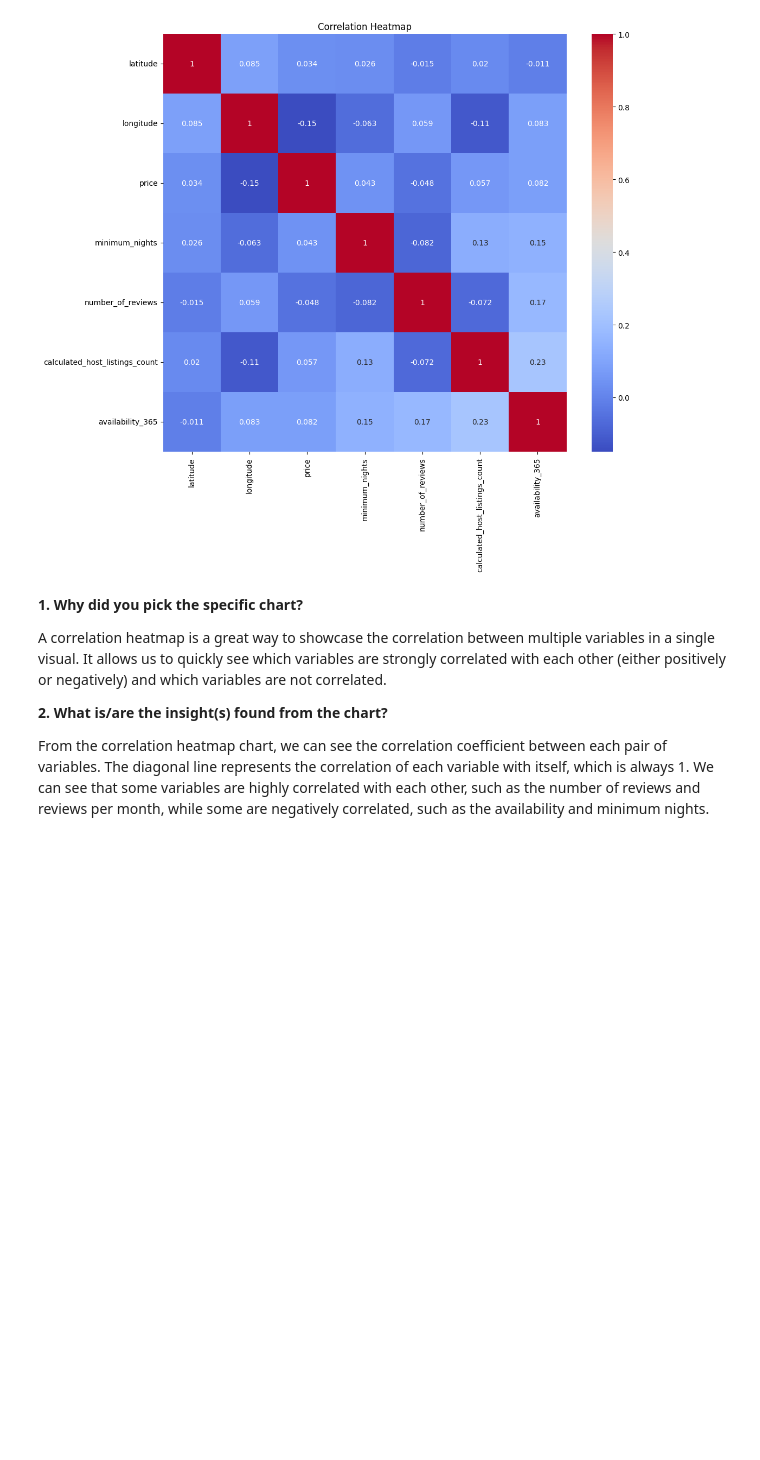
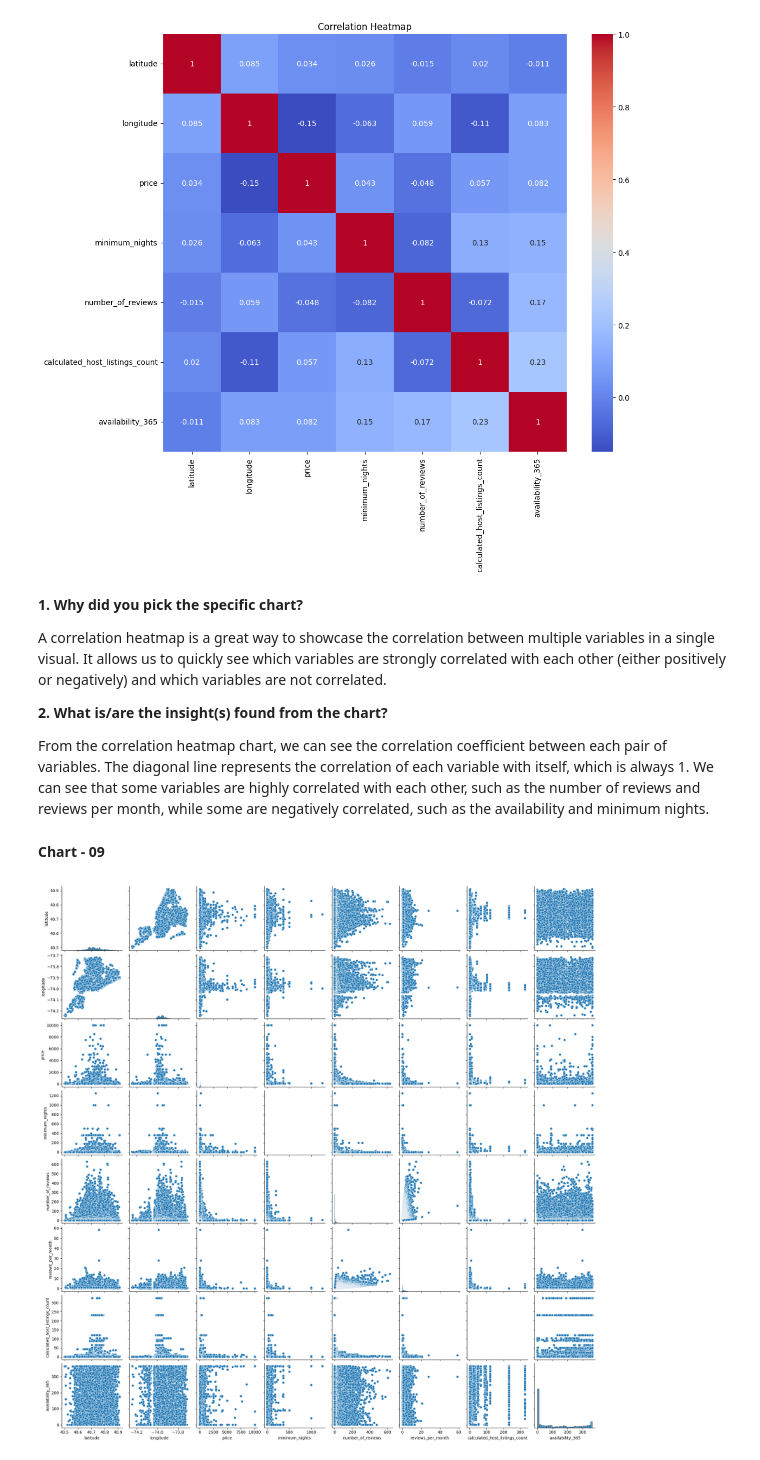
Before and after one commit to Sudarshan-Karn/AirBnb-EDA-Project, a Jupyter notebook: AirBnb_Explainatory_Data_Analysis.ipynb, the cells around one changed output. Drawn from its saved outputs; the diff is of its cells as text; code cells hidden in the pictures; blank space fills up the shorter version.

```diff
--- a/AirBnb_Explainatory_Data_Analysis.ipynb
+++ b/AirBnb_Explainatory_Data_Analysis.ipynb
@@ -546,3 +546,13 @@ A correlation heatmap is a great way to showcase the correlation between multipl
 **2. What is/are the insight(s) found from the chart?**
 
 From the correlation heatmap chart, we can see the correlation coefficient between each pair of variables. The diagonal line represents the correlation of each variable with itself, which is always 1. We can see that some variables are highly correlated with each other, such as the number of reviews and reviews per month, while some are negatively correlated, such as the availability and minimum nights.
+# %% [markdown]
+**Chart - 09**
+# %%
+#Pair Plot Chart
+
+#Creating a pair plot graph
+sns.pairplot(df)
+plt.show()
+# %% [output]
+[figure, added]
```
Also changed, not shown: parts of 4 cells of this notebook.
